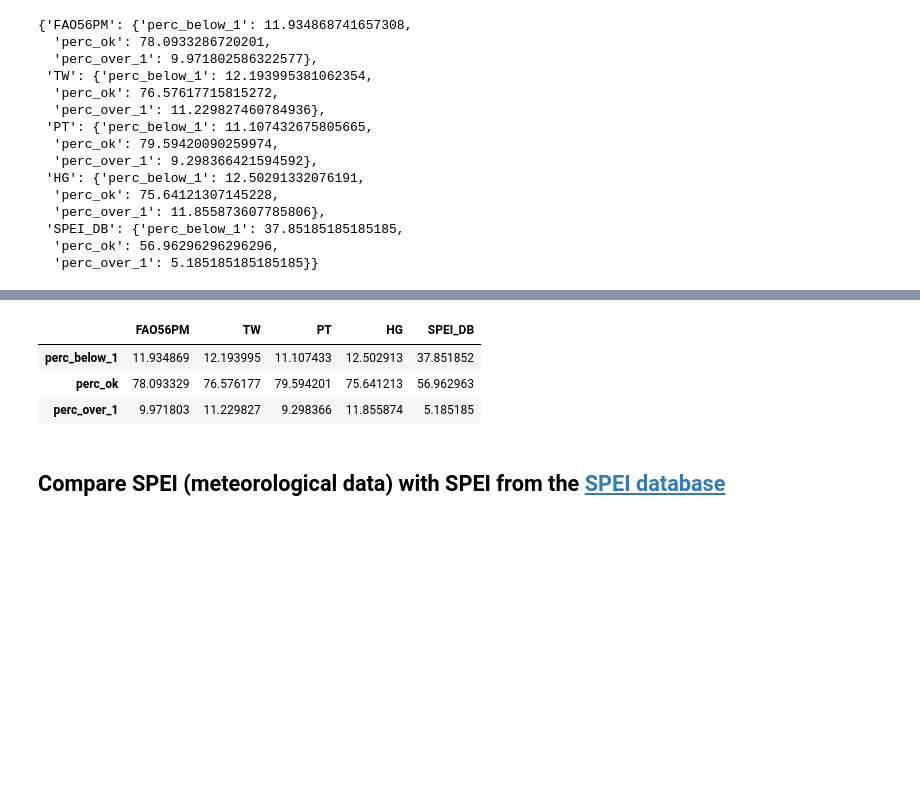
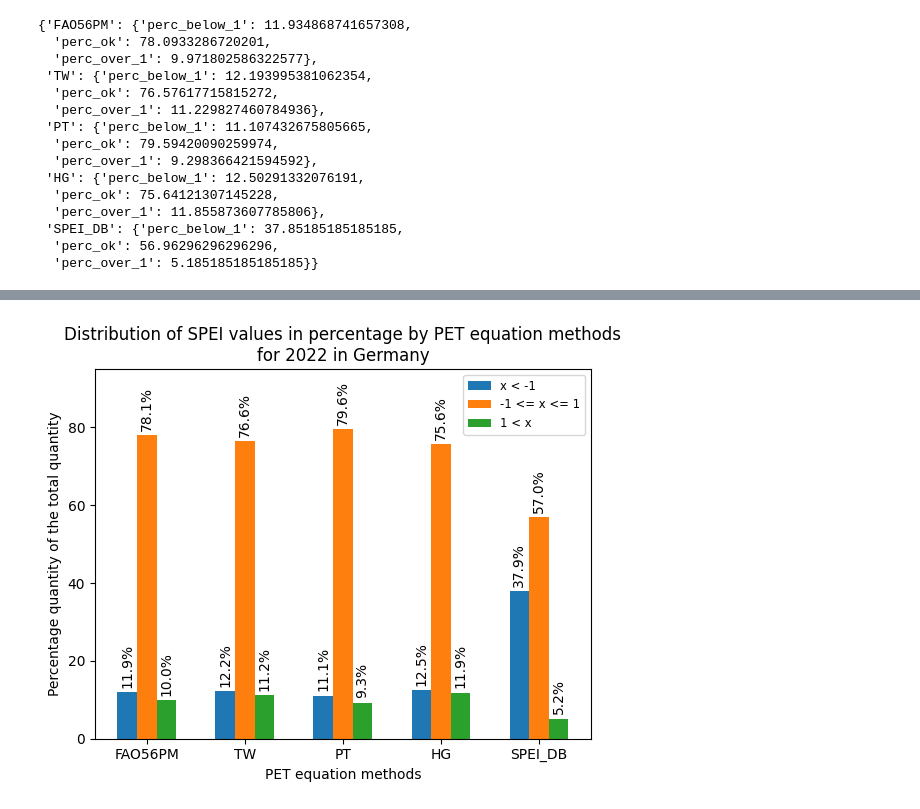
Before and after one commit to JustinTrvz/drought-detector, a Jupyter notebook: data_comparison/compare_spei_calc.ipynb, the cells around one changed output, grey strips where cells are left out. Drawn from its saved outputs; the diff is of its cells as text; code cells hidden in the pictures; blank space fills up the shorter version.

```diff
--- a/data_comparison/compare_data.ipynb
+++ b/data_comparison/compare_spei_calc.ipynb
@@ -37,7 +50,7 @@ lat_bounds = [47.0, 55.0]
 lon_bounds = [5.5, 15.0]
 
 # Open netCDF file
-spei_db = xr.open_dataset("/media/jtrvz/1tb/drought_data/spei/spei_v2-9_19010116_20221216.nc")
+spei_db = xr.open_dataset(f"{EXT_STORAGE_DIR}/drought_data/spei/spei_db/spei_v2-9_19010116_20221216.nc")
 spei_db_ger = spatial_subset(spei_db, lat_bounds, lon_bounds)
 spei_db_ger
 # %% [output]
@@ -63,7 +78,7 @@ import rioxarray
 import geopandas as gpd
 from shapely.geometry import mapping
 
-shape_ger = "/media/jtrvz/1tb/shape_ger/vg2500_sta.shp"
+shape_ger = f"{EXT_STORAGE_DIR}/shape_ger/vg2500_sta.shp"
 germany = gpd.read_file(shape_ger)
 germany = germany.to_crs('EPSG:4326')
 
@@ -431,16 +394,0 @@ perc_results_sum
-# %%
-# Flatten the data and create DataFrame
-rows = []
-
-for date, methods in perc_results.items():
-    for method, values in methods.items():
-        values['Date'] = date
-        values['Method'] = method
-        rows.append(values)
-
-df = pd.DataFrame(rows)
-
-# Setting the multi-level index
-df.set_index(['Date', 'Method'], inplace=True)
-
-df.head()
@@ -476,10 +395,48 @@ df
-# %%
-prec_sum_df = pd.DataFrame(perc_results_sum)
-prec_sum_df
-# %% [output]
-|  | FAO56PM | TW | PT | HG | SPEI_DB |
-| perc_below_1 | 11.934869 | 12.193995 | 11.107433 | 12.502913 | 37.851852 |
-| perc_ok | 78.093329 | 76.576177 | 79.594201 | 75.641213 | 56.962963 |
-| perc_over_1 | 9.971803 | 11.229827 | 9.298366 | 11.855874 | 5.185185 |
-# %% [markdown]
-## Compare SPEI (meteorological data) with SPEI from the [SPEI database](https://spei.csic.es/database.html)
+# %%
+import matplotlib.pyplot as plt
+
+methods = list(perc_results_sum.keys())
+perc_below_1 = [perc_results_sum[method]['perc_below_1'] for method in methods]
+perc_ok = [perc_results_sum[method]['perc_ok'] for method in methods]
+perc_over_1 = [perc_results_sum[method]['perc_over_1'] for method in methods]
+
+x = range(len(methods))
+bar_width = 0.2
+
+r1 = range(len(equations))
+r2 = [x + bar_width for x in r1]
+r3 = [x + bar_width for x in r2]
+
+fig, ax = plt.subplots()
+rects1 = ax.bar(r1, perc_below_1, bar_width, label='x < -1')
+rects2 = ax.bar(r2, perc_ok, bar_width, label='-1 <= x <= 1')
+rects3 = ax.bar(r3, perc_over_1, bar_width, label='1 < x')
+
+# Add percentage text above each bar
+for rect in rects1:
+    height = rect.get_height()
+    ax.annotate(f'{height:.1f}%', xy=(rect.get_x() + rect.get_width() / 2, height),
+                xytext=(0, 3), textcoords="offset points",
+                ha='center', va='bottom', rotation='vertical')
+for rect in rects2:
+    height = rect.get_height()
+    ax.annotate(f'{height:.1f}%', xy=(rect.get_x() + rect.get_width() / 2, height),
+                xytext=(0, 3), textcoords="offset points",
+                ha='center', va='bottom', rotation='vertical')
+for rect in rects3:
+    height = rect.get_height()
+    ax.annotate(f'{height:.1f}%', xy=(rect.get_x() + rect.get_width() / 2, height),
+                xytext=(0, 3), textcoords="offset points", rotation='vertical',
+                ha='center', va='bottom')
+
+plt.ylim(0, 95)
+ax.set_xlabel('PET equation methods')
+ax.set_ylabel('Percentage quantity of the total quantity')
+ax.set_title('Distribution of SPEI values in percentage by PET equation methods\nfor 2022 in Germany')
+ax.set_xticks([i + bar_width for i in x])
+ax.set_xticklabels(methods)
+ax.legend(fontsize='small')
+
+plt.show()
+# %% [output]
+[figure, added]
```
Also changed, not shown: parts of 25 cells of this notebook, 2 other files.
